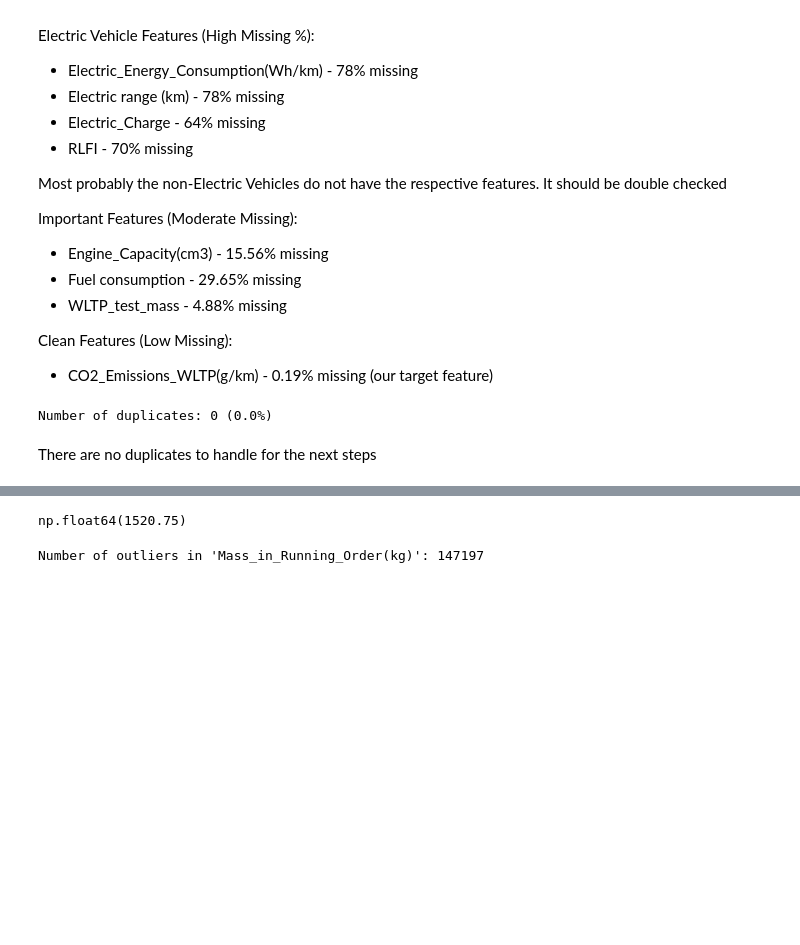
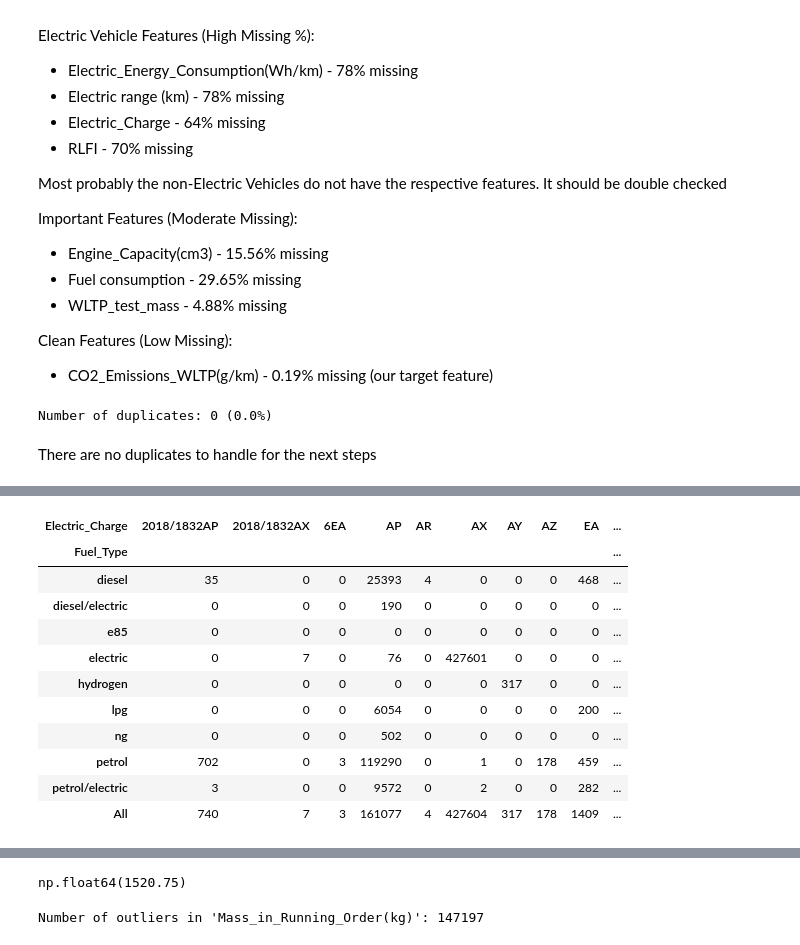
Before and after one commit to Tavocado-S/CO2_Prediction, a Jupyter notebook: notebooks/burak_explo_copy_2023.ipynb, the cells around one changed output, grey strips where cells are left out. Drawn from its saved outputs; the diff is of its cells as text; code cells hidden in the pictures; blank space fills up the shorter version.

```diff
--- a/notebooks/burak_explo_copy_2023.ipynb
+++ b/notebooks/burak_explo_copy_2023.ipynb
@@ -355,0 +416,15 @@ df_a.head()
+# %%
+# Create a mapping dictionary for standardization
+fuel_mapping = {
+    'PETROL': 'petrol',
+    'DIESEL': 'diesel',
+    'ELECTRIC': 'electric',
+    'PETROL/ELECTRIC': 'petrol/electric',
+    'LPG': 'lpg'
+}
+
+# Apply the mapping
+df_a['Fuel_Type'] = df_a['Fuel_Type'].replace(fuel_mapping)
+
+# Check the result
+print(df_a['Fuel_Type'].value_counts())
@@ -355,0 +462,19 @@ df_a.head()
+# %%
+# Checking electic related variables
+pd.crosstab(df_a['Fuel_Type'],
+           df_a['Electric_Charge'],
+           margins=True)
+# Electric_Charge is not only relevant for electric vehicles
+# %% [output]
+| Electric_Charge | 2018/1832AP | 2018/1832AX | 6EA | AP | AR | AX | AY | AZ | EA | ... |
+| Fuel_Type |  |  |  |  |  |  |  |  |  | ... |
+| diesel | 35 | 0 | 0 | 25393 | 4 | 0 | 0 | 0 | 468 | ... |
+| diesel/electric | 0 | 0 | 0 | 190 | 0 | 0 | 0 | 0 | 0 | ... |
+| e85 | 0 | 0 | 0 | 0 | 0 | 0 | 0 | 0 | 0 | ... |
+| electric | 0 | 7 | 0 | 76 | 0 | 427601 | 0 | 0 | 0 | ... |
+| hydrogen | 0 | 0 | 0 | 0 | 0 | 0 | 317 | 0 | 0 | ... |
+| lpg | 0 | 0 | 0 | 6054 | 0 | 0 | 0 | 0 | 200 | ... |
+| ng | 0 | 0 | 0 | 502 | 0 | 0 | 0 | 0 | 0 | ... |
+| petrol | 702 | 0 | 3 | 119290 | 0 | 1 | 0 | 178 | 459 | ... |
+| petrol/electric | 3 | 0 | 0 | 9572 | 0 | 2 | 0 | 0 | 282 | ... |
+| All | 740 | 7 | 3 | 161077 | 4 | 427604 | 317 | 178 | 1409 | ... |
```
Also changed, not shown: parts of 79 cells of this notebook, 3 other files.
